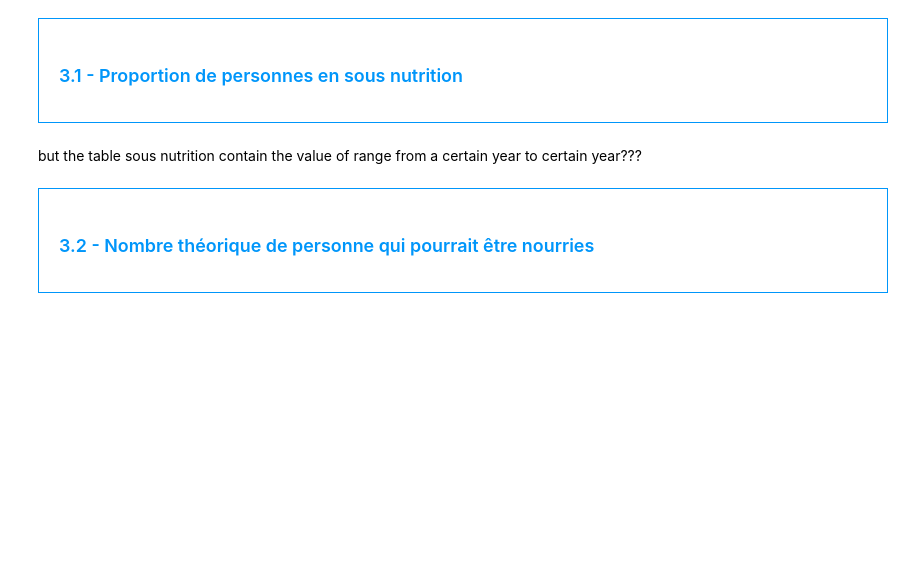
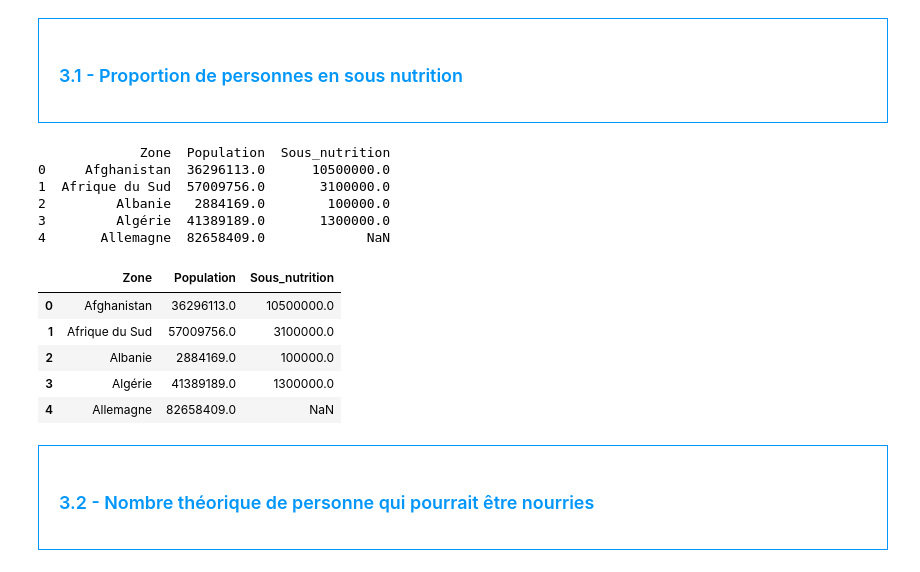
Before and after one commit to makokuzii/conduct-public-health, a Jupyter notebook: 2024-04-18_conduct-public-health.ipynb, the cells around one changed output. Drawn from its saved outputs; the diff is of its cells as text; code cells hidden in the pictures; blank space fills up the shorter version.

```diff
--- a/2024-04-18_conduct-public-health.ipynb
+++ b/2024-04-18_conduct-public-health.ipynb
@@ -256,9 +263,27 @@ array(['2012-2014', '2013-2015', '2014-2016', '2015-2017', '2016-2018',
 </div>
 # %%
 # Il faut tout d'abord faire une jointure entre la table population et la table sous nutrition, en ciblant l'année 2017
+#Jointure entre la table population et la table sous_nutrition
+sous_nutrition_2017 = sous_nutrition[sous_nutrition['Année'] == '2016-2018']
+population_2017 = population[population['Année'] == 2017]
+
+population_sous_nutrition = pd.merge(population_2017, sous_nutrition_2017, on=['Zone'], how='inner').drop(columns=['Année_x', 'Année_y'])
+# %% [output]
+             Zone  Population  Sous_nutrition
+0     Afghanistan  36296113.0      10500000.0
+1  Afrique du Sud  57009756.0       3100000.0
+2         Albanie   2884169.0        100000.0
+3         Algérie  41389189.0       1300000.0
+4       Allemagne  82658409.0             NaN
-# %% [markdown]
-but the table sous nutrition contain the value of range from a certain year to certain year???
 # %%
 #Affichage du dataset
+population_sous_nutrition.head()
+# %% [output]
+|  | Zone | Population | Sous_nutrition |
+| 0 | Afghanistan | 36296113.0 | 10500000.0 |
+| 1 | Afrique du Sud | 57009756.0 | 3100000.0 |
+| 2 | Albanie | 2884169.0 | 100000.0 |
+| 3 | Algérie | 41389189.0 | 1300000.0 |
+| 4 | Allemagne | 82658409.0 | NaN |
 # %%
 #Calcul et affichage du nombre de personnes en état de sous nutrition
```
Also changed, not shown: parts of 5 cells of this notebook, 3 other files.
